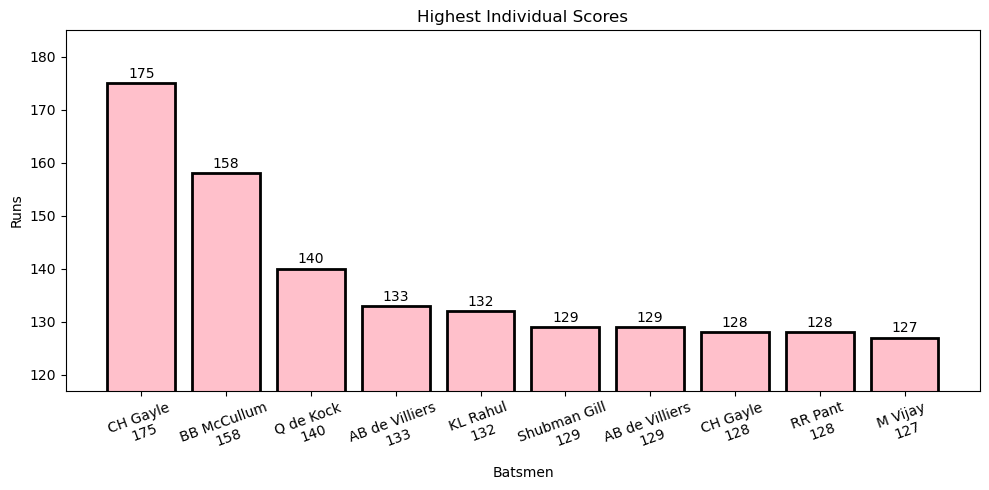
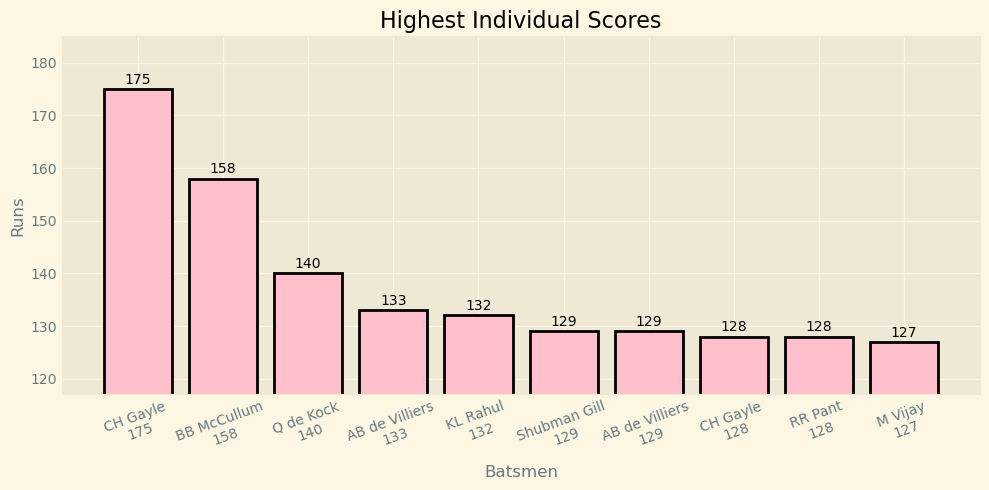
Code edit (unified diff) that turned the first committed figure into the second:
--- before
+++ after
@@ -11,4 +11,5 @@
 plt.ylabel("Runs")
 plt.xlabel("Batsmen")
+plt.style.use("Solarize_Light2")
 for i in range(len(batsmen)):
     plt.text(labels[i], runs[i]+1, runs[i], ha="center")

Commit: changed styles